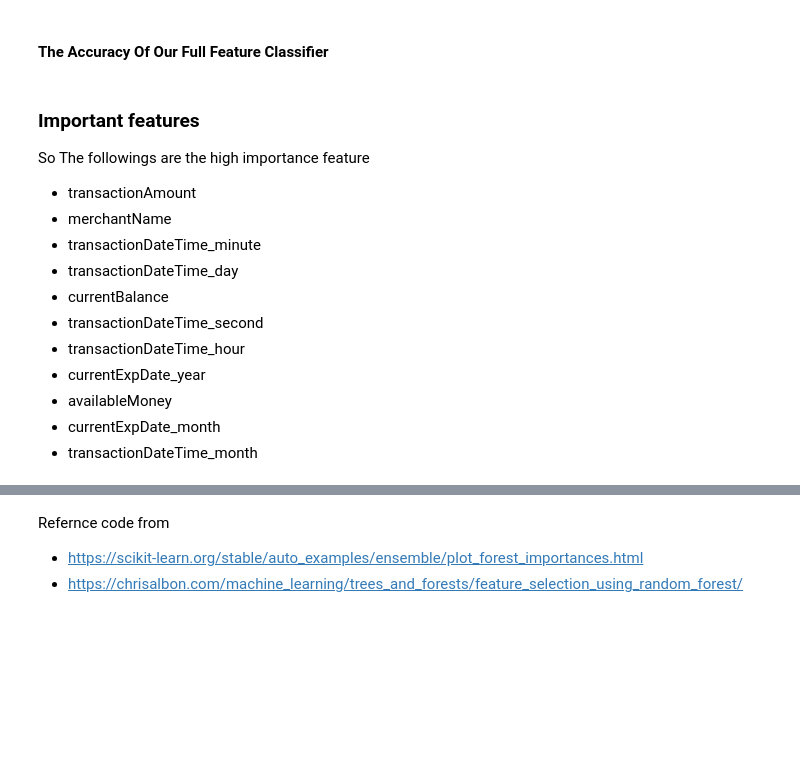
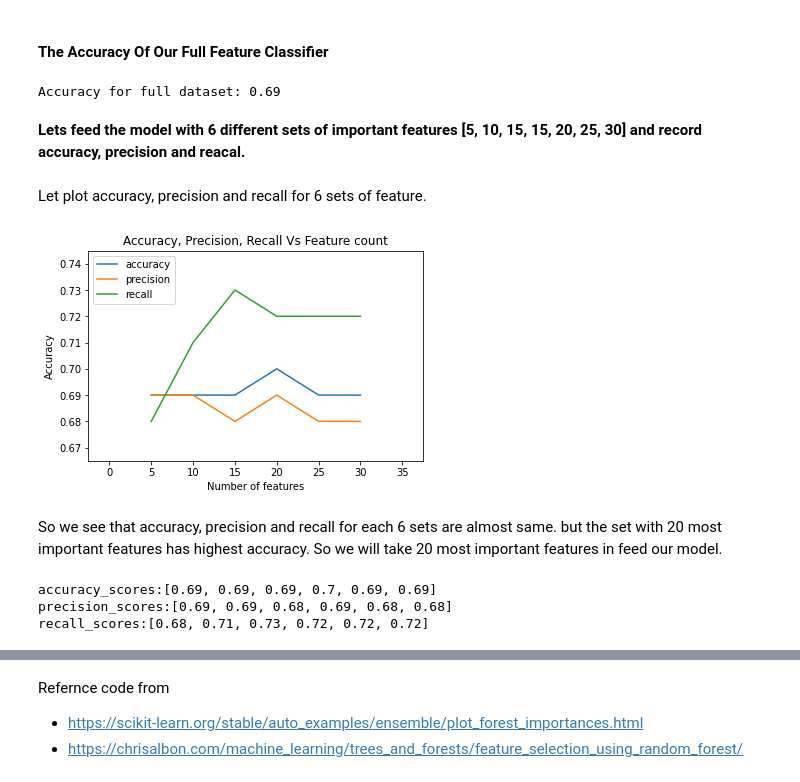
Before and after one commit to msarker000/ml-group-project, a Jupyter notebook: notebooks/Feature-selection.ipynb, the cells around one changed output, grey strips where cells are left out. Saved outputs shown, nothing was run; the diff lists cells and outputs as text; code cells hidden in the pictures; blank space fills up the shorter version.

```diff
--- a/notebooks/Feature-selection.ipynb
+++ b/notebooks/Feature-selection.ipynb
@@ -78,26 +87,17 @@ plt.show()
 y_pred = forest.predict(X_test)
 
 # View The Accuracy Of Our Full Feature (4 Features) Model
-accuracy_score(y_test, y_pred)
+score = accuracy_score(y_test, y_pred)
+print('Accuracy for full dataset: %.2f'%(score))
+# %% [output]
+Accuracy for full dataset: 0.69
-# %% [markdown]
-### Important features
-
-So The followings are the high importance feature
-
-- transactionAmount
-- merchantName
-- transactionDateTime_minute
-- transactionDateTime_day
-- currentBalance
-- transactionDateTime_second
-- transactionDateTime_hour
-- currentExpDate_year
-- availableMoney
-- currentExpDate_month
-- transactionDateTime_month
+# %% [markdown]
+**Lets feed the model with 6 different sets of important features [5, 10, 15, 15, 20, 25, 30] and record accuracy, precision and reacal.**
 # %%
-feature_count = [10, 15, 20, 25, 30]
-scores = []
+feature_count = [5, 10, 15, 20, 25, 30]
+accuracy_scores = []
+precision_scores = []
+recall_scores = []
 
 columns_sorted_by_importance = [X.columns[f] for f in indices]
 for c in feature_count:
@@ -106,5 +106,38 @@ for c in feature_count:
     forest_important = RandomForestClassifier(n_estimators=500, max_depth=5, random_state=42, n_jobs=-1)
     forest_important.fit(X_train_important, y_train)
     y_pred = forest_important.predict(X_test_important)
-    score = accuracy_score(y_test, y_pred)
-    scores.append(score)
+    accuracy_sc = round(accuracy_score(y_test, y_pred), 2)
+    precision_sc = round(precision_score(y_test, y_pred), 2)
+    recall_sc = round(recall_score(y_test, y_pred), 2)
+    accuracy_scores.append(accuracy_sc)
+    precision_scores.append(precision_sc)
+    recall_scores.append(recall_sc)
+# %% [markdown]
+Let plot accuracy, precision and recall for 6 sets of feature.
+# %%
+import matplotlib.pyplot as plt
+%matplotlib inline
+
+plt.plot(feature_count, accuracy_scores)
+plt.plot(feature_count, precision_scores)
+plt.plot(feature_count, recall_scores)
+plt.margins(0.3)
+plt.subplots_adjust(bottom=0.15)
+
+plt.title('Accuracy, Precision, Recall Vs Feature count')
+plt.ylabel('Accuracy')
+plt.xlabel('Number of features')
+plt.legend(['accuracy', 'precision', 'recall'], loc='upper left')
+plt.show()
+# %% [output]
+[figure, added]
+# %% [markdown]
+So we see that  accuracy, precision and recall for each 6 sets are almost same. but the set with 20 most important features has highest accuracy. So we will take 20 most important features in feed our model.
+# %%
+print('accuracy_scores:'+str(accuracy_scores))
+print('precision_scores:'+str(precision_scores))
+print('recall_scores:'+str(recall_scores))
+# %% [output]
+accuracy_scores:[0.69, 0.69, 0.69, 0.7, 0.69, 0.69]
+precision_scores:[0.69, 0.69, 0.68, 0.69, 0.68, 0.68]
+recall_scores:[0.68, 0.71, 0.73, 0.72, 0.72, 0.72]
```
Also changed, not shown: parts of 10 cells of this notebook, 1 other file.
